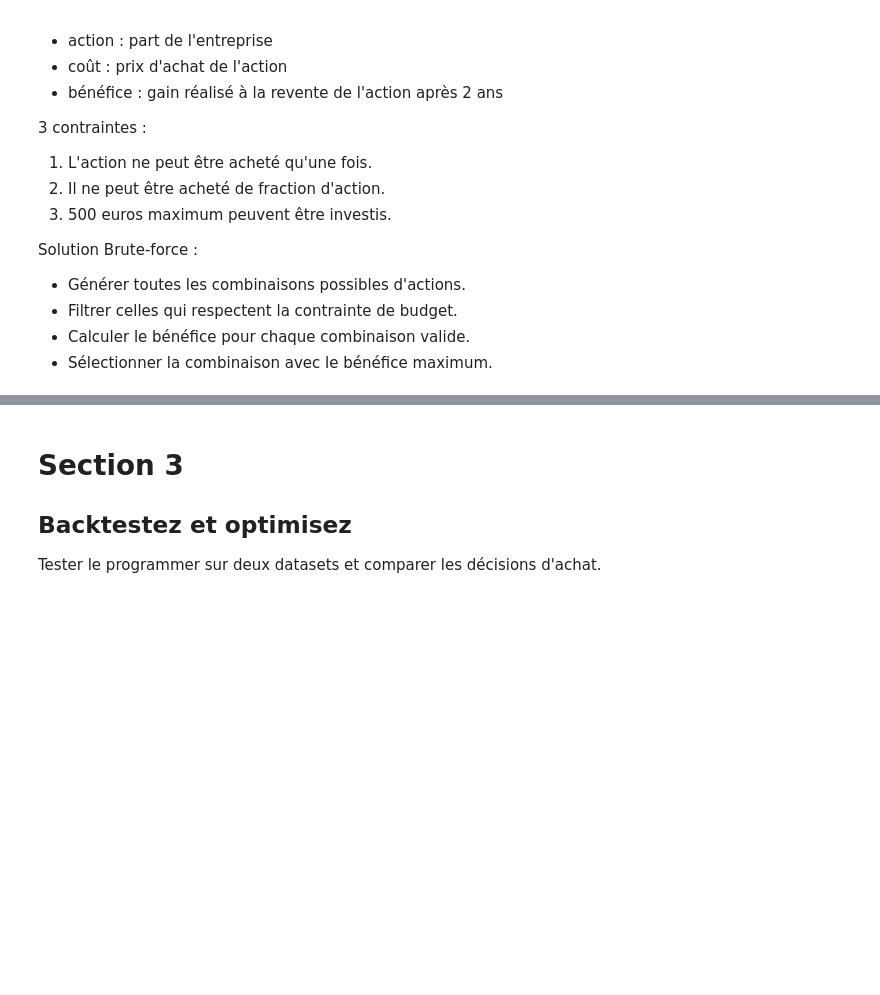
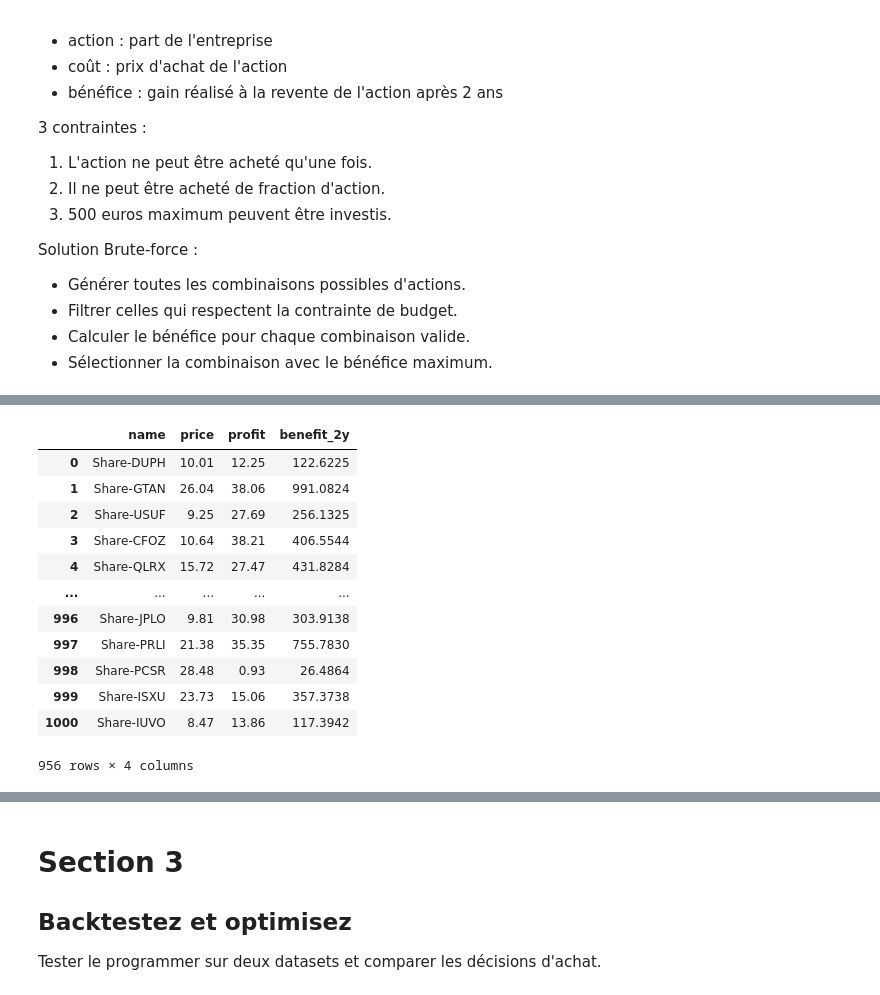
Before and after one commit to MithrandirEa/P7_Algorithmes, a Jupyter notebook: first_search/search_Notebook.ipynb, the cells around one changed output, grey strips where cells are left out. Drawn from its saved outputs; the diff is of its cells as text; code cells hidden in the pictures; blank space fills up the shorter version.

```diff
--- a/first_search/search_Notebook.ipynb
+++ b/first_search/search_Notebook.ipynb
@@ -207,0 +117,30 @@ Share-RWWJ    46.3       0               0
+# %%
+"""Nettoyage dataset_1 --> dataset_1_cured.csv"""
+import pandas as pd
+
+df = pd.read_csv("data/dataset_1.csv")
+
+#Supprime toutes les lignes avec des valeurs nulles en prix et profit car ça n'aurait pas de sens de calculer
+df = df.dropna(subset=['price', 'profit'])
+df = df[(df['price'] > 0) & (df['profit'] > 0)]
+
+df['benefit_2y'] = df['price'] * df['profit']
+
+df.sort_values("benefit_2y", ascending=False)
+df.to_csv('data/dataset_1_cured.csv') # Sauvegarde de la version nettoyée & amendé de la colonne 'benefit_2y'
+
+df
+# %% [output]
+|  | name | price | profit | benefit_2y |
+| 0 | Share-DUPH | 10.01 | 12.25 | 122.6225 |
+| 1 | Share-GTAN | 26.04 | 38.06 | 991.0824 |
+| 2 | Share-USUF | 9.25 | 27.69 | 256.1325 |
+| 3 | Share-CFOZ | 10.64 | 38.21 | 406.5544 |
+| 4 | Share-QLRX | 15.72 | 27.47 | 431.8284 |
+| ... | ... | ... | ... | ... |
+| 996 | Share-JPLO | 9.81 | 30.98 | 303.9138 |
+| 997 | Share-PRLI | 21.38 | 35.35 | 755.7830 |
+| 998 | Share-PCSR | 28.48 | 0.93 | 26.4864 |
+| 999 | Share-ISXU | 23.73 | 15.06 | 357.3738 |
+| 1000 | Share-IUVO | 8.47 | 13.86 | 117.3942 |
+956 rows × 4 columns
```
Also changed, not shown: parts of 14 cells of this notebook, 1 other file.
